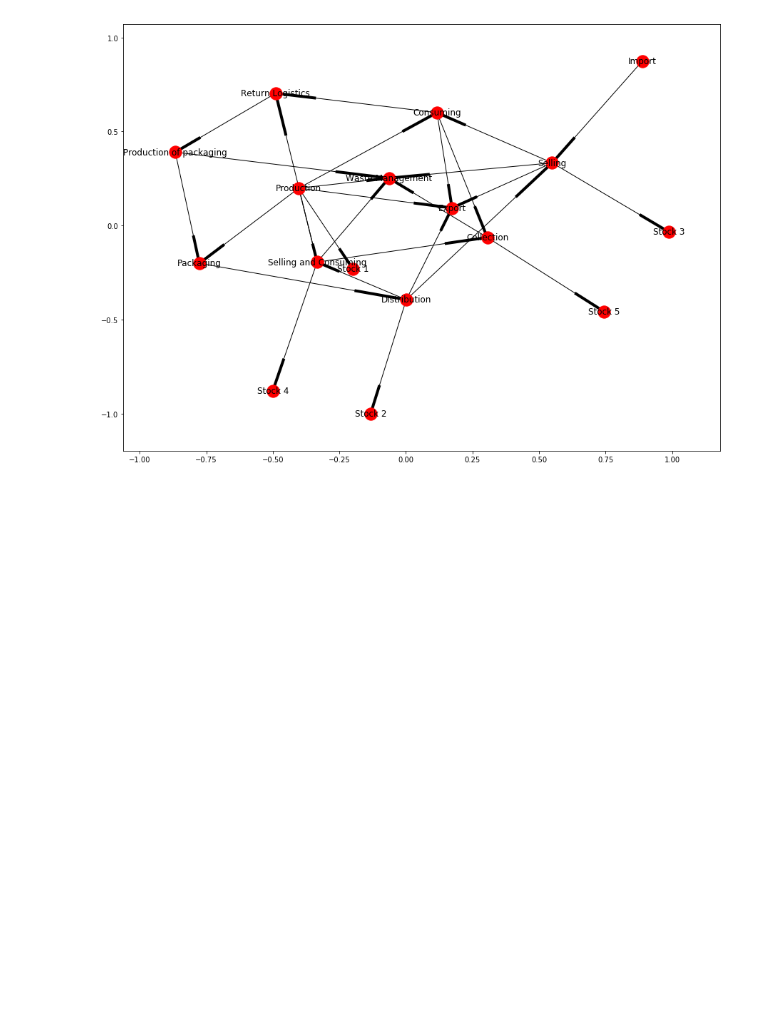
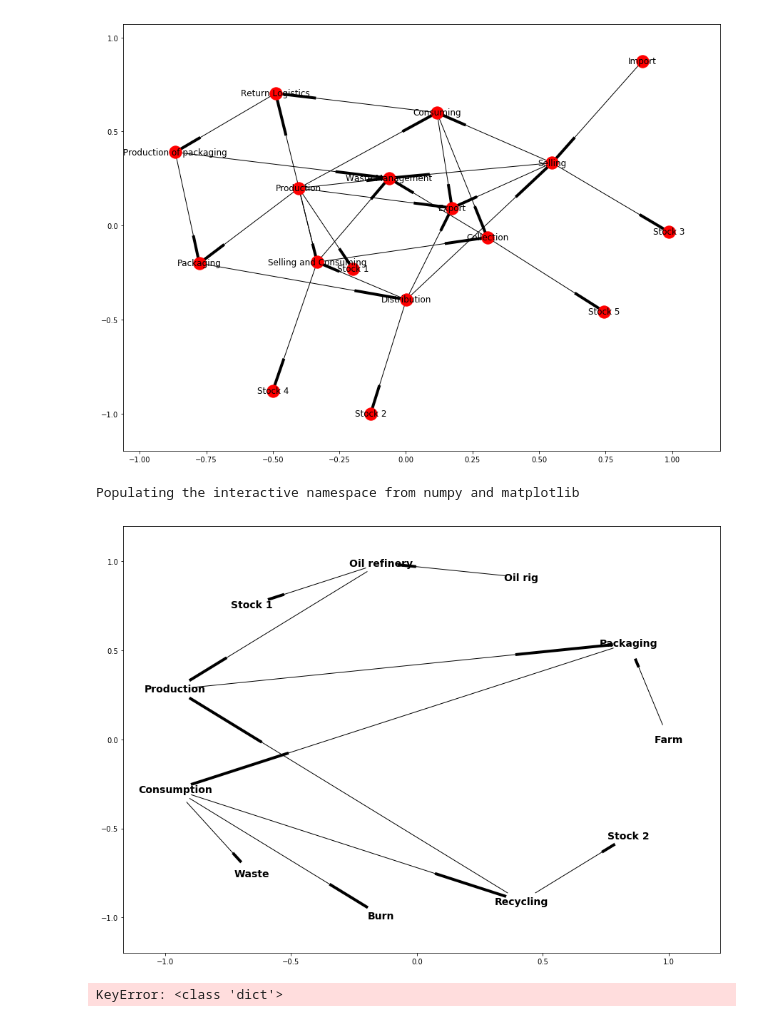
Before and after one commit to MaxBo/REPAiR-Web, a Jupyter notebook: flow_modelling/create_graph.ipynb, the cells around one changed output. Cells and saved outputs as stored; diff of their text form; code cells hidden in the pictures; blank space fills up the shorter version.

Commit message:
Implement edge splitting

```diff
--- a/flow_modelling/create_graph.ipynb
+++ b/flow_modelling/create_graph.ipynb
@@ -58,3 +58,44 @@ Populating the interactive namespace from numpy and matplotlib
 [figure]
 # %%
 nx.write_graphml_lxml(G, "organic_flow.graphml")
+# %%
+del G2
+G2 = nx.DiGraph()
+# %%
+G2.add_node('Farm')
+G2.add_edge('Farm', 'Packaging', flow={'mass':95, 'composition':{'cucumber':1.0}})
+G2.add_node('Oil rig')
+G2.add_edge('Oil rig', 'Oil refinery', flow={'mass':20, 'composition':{'crude oil':1.0}})
+G2.add_node('Oil refinery')
+G2.add_edge('Oil refinery', 'Stock 1', flow={'mass':16, 'composition':{'petrol':1.0}})
+G2.add_edge('Oil refinery', 'Production', flow={'mass':4, 'composition':{'plastic':1.0}})
+G2.add_node('Production')
+G2.add_edge('Production', 'Packaging', flow={'mass':5, 'composition':{'plastic':1.0}})
+G2.add_node('Packaging')
+G2.add_edge('Packaging', 'Consumption', flow={'mass':100, 'composition':{'plastic':0.05, 'cucumber':0.95}})
+G2.add_node('Consumption')
+G2.add_edge('Consumption', 'Waste', flow={'mass':95, 'composition':{'poop':1.0}})
+G2.add_node('Waste')
+G2.add_edge('Consumption', 'Burn', flow={'mass':3, 'composition':{'plastic':1.0}})
+G2.add_node('Burn')
+G2.add_edge('Consumption', 'Recycling', flow={'mass':2, 'composition':{'plastic':1.0}})
+G2.add_node('Recycling')
+G2.add_edge('Recycling', 'Stock 2', flow={'mass':1, 'composition':{'waste':1.0}})
+G2.add_node('Stock 2')
+G2.add_edge('Recycling', 'Production', flow={'mass':1, 'composition':{'plastic':1.0}})
+# %%
+%pylab inline
+pylab.rcParams['figure.figsize'] = (15, 11)
+#pos = nx.kamada_kawai_layout(G2)
+pos = nx.shell_layout(G2)
+edge_labels = nx.get_edge_attributes(G2,'flow')
+nx.draw_networkx(G2, pos=pos, node_color='w', font_size=14, font_color='black', font_weight='bold',
+                arrowstyle='wedge', node_shape='o', node_size=2000)
+#nx.draw_networkx_edge_labels(G2,pos=pos, edge_labels=edge_labels)
+# %% [output]
+Populating the interactive namespace from numpy and matplotlib
+[figure, added]
+# %%
+nx.write_graphml_lxml(G2, "test_cucumba.graphml")
+# %% [output]
+KeyError: <class 'dict'>
```
Also changed, not shown: 5 other files.
